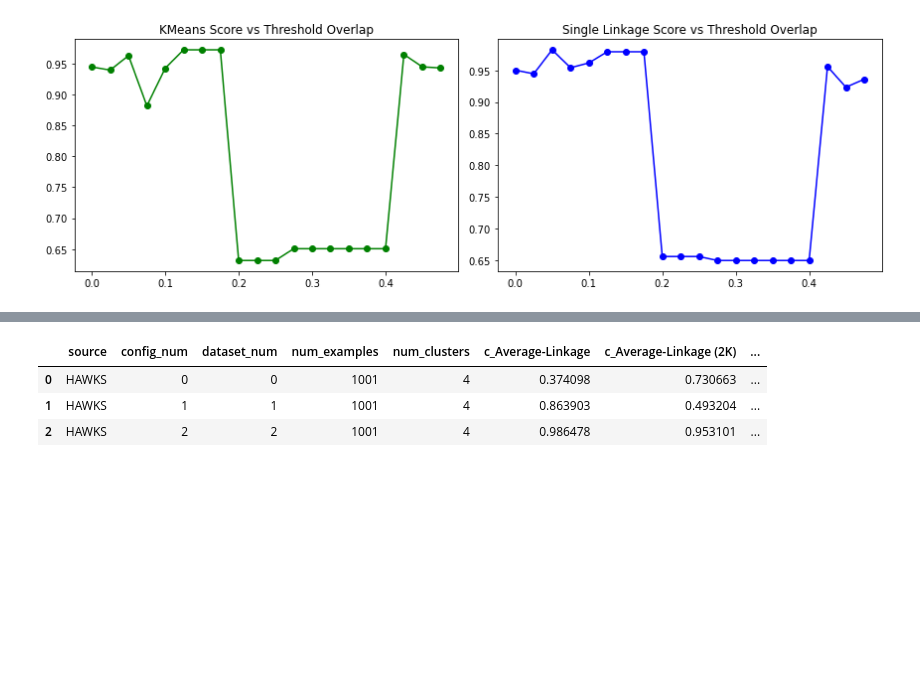
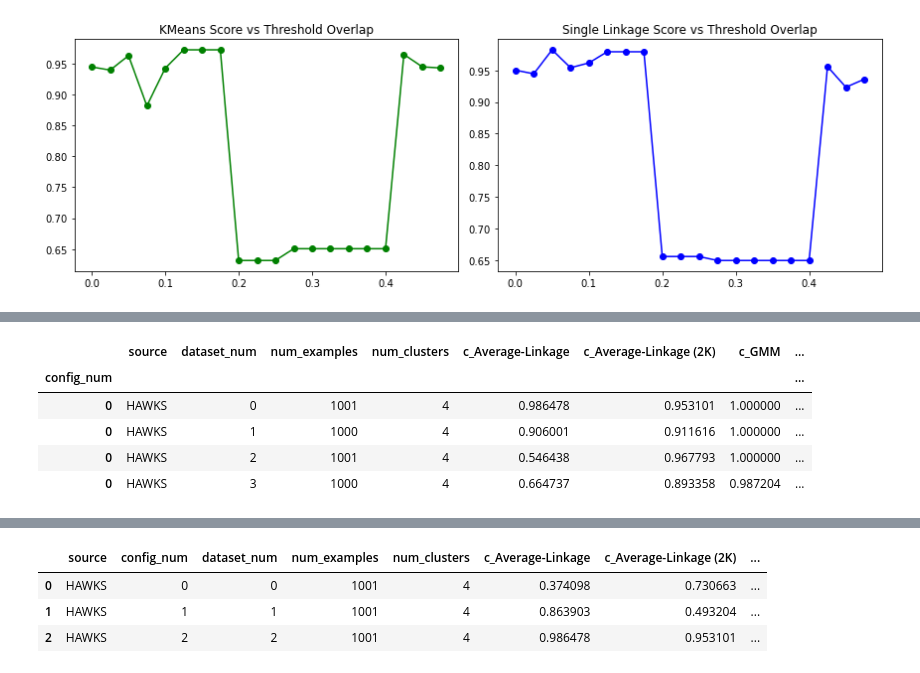
Before and after one commit to LudovicSterlin/projet-stochastic, a Jupyter notebook: clustering_datasets.ipynb, the cells around one changed output, grey strips where cells are left out. Saved outputs shown, nothing was run; the diff lists cells and outputs as text; code cells hidden in the pictures; blank space fills up the shorter version.

```diff
--- a/clustering_datasets.ipynb
+++ b/clustering_datasets.ipynb
@@ -512,0 +536,17 @@ fig.tight_layout();
+# %%
+# Analyse the hawks datasets
+df, _ = hawks.analysis.analyse_datasets(
+    generator=generator,
+    source="HAWKS",
+    seed=SEED_NUM,
+    save=False
+)
+df = df.set_index("config_num")
+df.head(4)
+# %% [output]
+|  | source | dataset_num | num_examples | num_clusters | c_Average-Linkage | c_Average-Linkage (2K) | c_GMM | ... |
+| config_num |  |  |  |  |  |  |  | ... |
+| 0 | HAWKS | 0 | 1001 | 4 | 0.986478 | 0.953101 | 1.000000 | ... |
+| 0 | HAWKS | 1 | 1000 | 4 | 0.906001 | 0.911616 | 1.000000 | ... |
+| 0 | HAWKS | 2 | 1001 | 4 | 0.546438 | 0.967793 | 1.000000 | ... |
+| 0 | HAWKS | 3 | 1000 | 4 | 0.664737 | 0.893358 | 0.987204 | ... |
```
Also changed, not shown: parts of 13 cells of this notebook.
